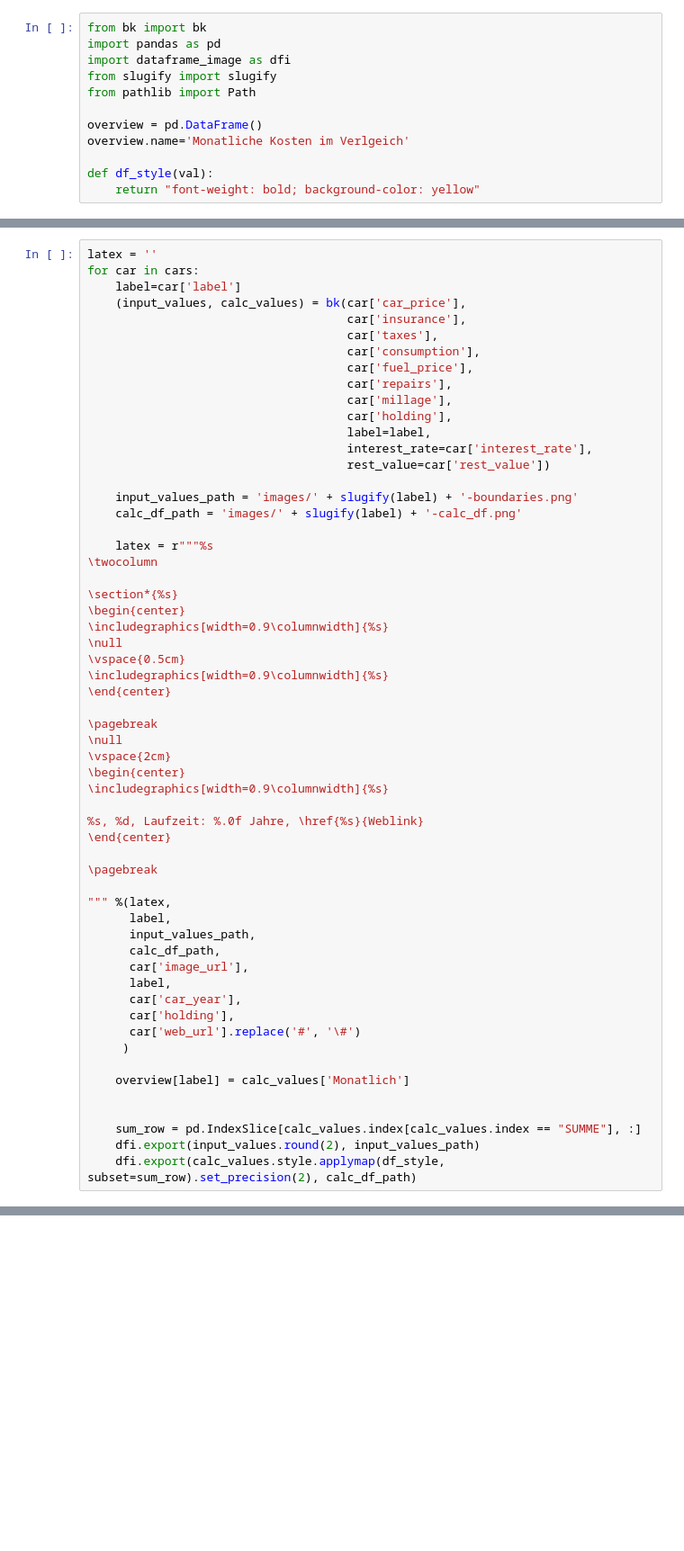
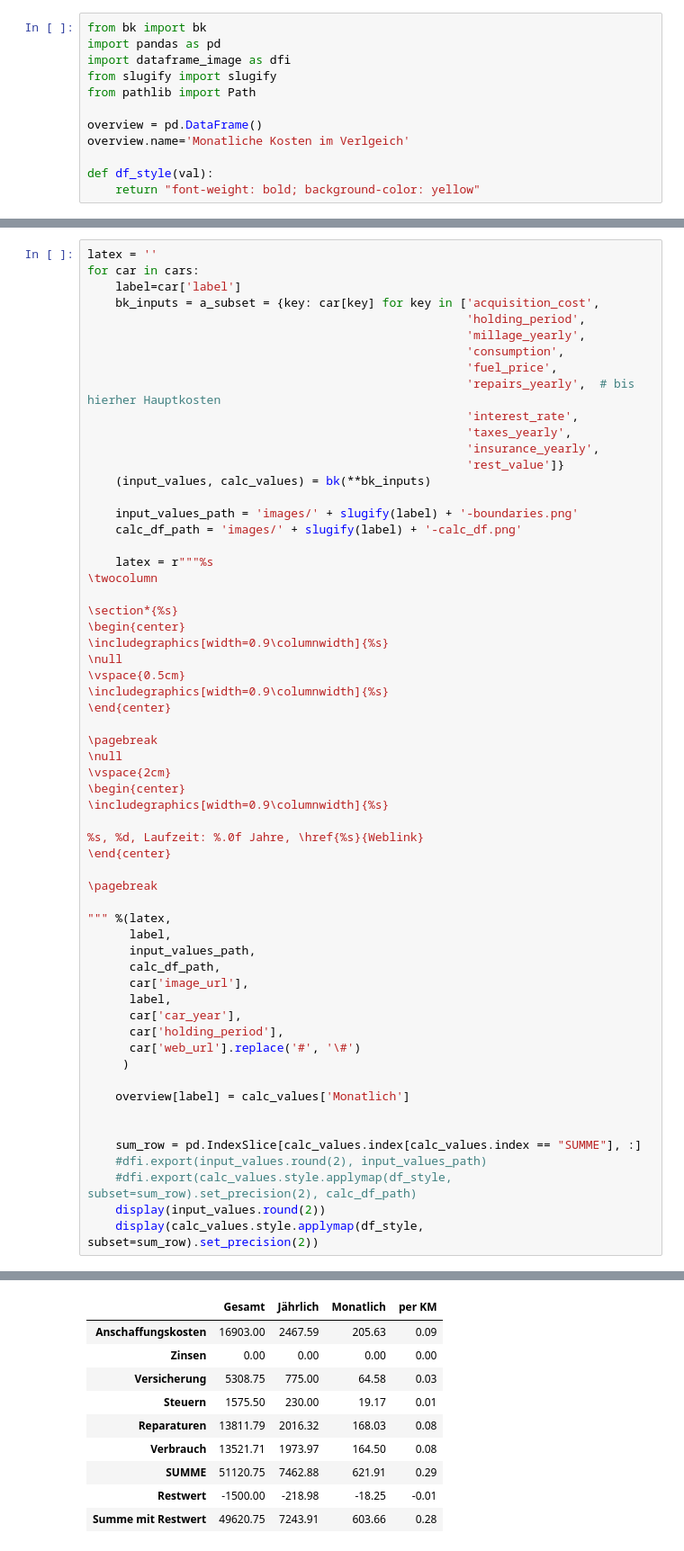
Before and after one commit to schorschie/car_cost_comparisons, a Jupyter notebook: BK_Caller.ipynb, the cells around one changed output, grey strips where cells are left out. Shown: that part at 90% size. Saved outputs shown, nothing was run; the diff lists cells and outputs as text; blank space fills up the shorter version.

```diff
--- a/BK_Caller.ipynb
+++ b/BK_Caller.ipynb
@@ -121,17 +137,17 @@ cars.append({'label': 'Mazda 6 alt',
 latex = ''
 for car in cars:
     label=car['label']
-    (input_values, calc_values) = bk(car['car_price'],
-                                     car['insurance'],
-                                     car['taxes'],
-                                     car['consumption'],
-                                     car['fuel_price'],
-                                     car['repairs'],
-                                     car['millage'],
-                                     car['holding'],
-                                     label=label,
-                                     interest_rate=car['interest_rate'],
-                                     rest_value=car['rest_value'])
+    bk_inputs = a_subset = {key: car[key] for key in ['acquisition_cost',
+                                                      'holding_period',
+                                                      'millage_yearly',
+                                                      'consumption',
+                                                      'fuel_price',
+                                                      'repairs_yearly',  # bis hierher Hauptkosten
+                                                      'interest_rate',
+                                                      'taxes_yearly',
+                                                      'insurance_yearly',
+                                                      'rest_value']}
+    (input_values, calc_values) = bk(**bk_inputs)
 
     input_values_path = 'images/' + slugify(label) + '-boundaries.png'
     calc_df_path = 'images/' + slugify(label) + '-calc_df.png'
@@ -165,7 +181,7 @@ for car in cars:
       car['image_url'],
       label,
       car['car_year'],
-      car['holding'],
+      car['holding_period'],
       car['web_url'].replace('#', '\#')
      )
 
@@ -173,5 +189,8 @@ for car in cars:
 
 
     sum_row = pd.IndexSlice[calc_values.index[calc_values.index == "SUMME"], :]
-    dfi.export(input_values.round(2), input_values_path)
-    dfi.export(calc_values.style.applymap(df_style, subset=sum_row).set_precision(2), calc_df_path)
+    #dfi.export(input_values.round(2), input_values_path)
+    #dfi.export(calc_values.style.applymap(df_style, subset=sum_row).set_precision(2), calc_df_path)
+    display(input_values.round(2))
+    display(calc_values.style.applymap(df_style, subset=sum_row).set_precision(2))
+# %% [output]
@@ -177,0 +208,10 @@ for car in cars:
+|  | Gesamt | Jährlich | Monatlich | per KM |
+| Anschaffungskosten | 16903.00 | 2467.59 | 205.63 | 0.09 |
+| Zinsen | 0.00 | 0.00 | 0.00 | 0.00 |
+| Versicherung | 5308.75 | 775.00 | 64.58 | 0.03 |
+| Steuern | 1575.50 | 230.00 | 19.17 | 0.01 |
+| Reparaturen | 13811.79 | 2016.32 | 168.03 | 0.08 |
+| Verbrauch | 13521.71 | 1973.97 | 164.50 | 0.08 |
+| SUMME | 51120.75 | 7462.88 | 621.91 | 0.29 |
+| Restwert | -1500.00 | -218.98 | -18.25 | -0.01 |
+| Summe mit Restwert | 49620.75 | 7243.91 | 603.66 | 0.28 |
```
Also changed, not shown: parts of 3 cells of this notebook, 6 other files.
